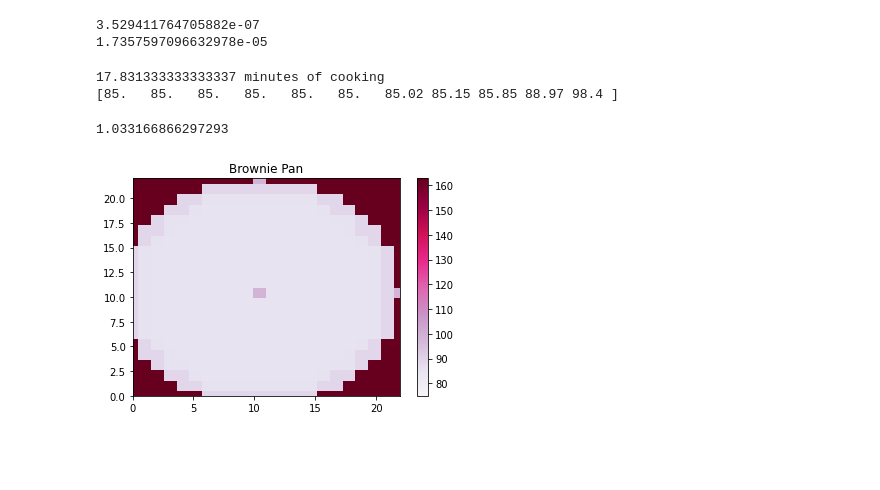
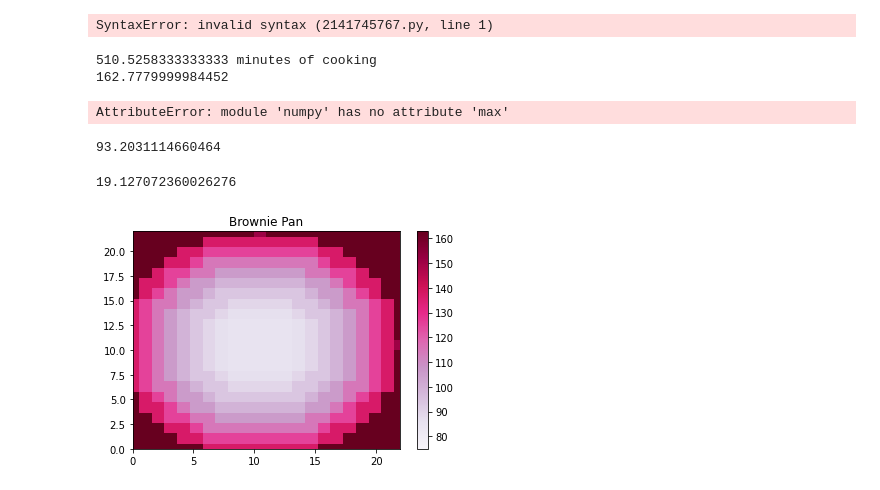
Before and after one commit to fonarevvichka/ultimate-brownie-pan, a Jupyter notebook: circle_pan_model.ipynb, the cells around one changed output. Saved outputs shown, nothing was run; the diff lists cells and outputs as text; code cells hidden in the pictures; blank space fills up the shorter version.

```diff
--- a/circle_pan_model.ipynb
+++ b/circle_pan_model.ipynb
@@ -3,7 +3,7 @@ import numpy as np
 np.set_printoptions(precision=2)
 
 room_temp = 18.333
-side_length = 11
+side_length = 44
 pan_temp = room_temp
 oven_temp = 162.778
 brownie_target = 85
@@ -27,14 +27,14 @@ print(steel_alpha)
 def initialize_brownie_slice(side_length, room_temp):
     return np.full(side_length, room_temp)
 # %% [output]
-3.529411764705882e-07
-1.7357597096632978e-05
+SyntaxError: invalid syntax (2141745767.py, line 1)
 # %%
 brownie_slice = initialize_brownie_slice(side_length, room_temp)
 
 def heat_transfer_over_increment(brownie_slice: np.array, pan_temp, dr, dt):
     # oven to pan
     d_pan_temp = h * A * (oven_temp - pan_temp)
+    # print(dt * d_pan_temp)
     pan_temp += dt * d_pan_temp
 
     # pan to brownie
@@ -52,29 +52,36 @@ def heat_transfer_over_increment(brownie_slice: np.array, pan_temp, dr, dt):
 
         r = i + 0.5
         first_term = (r-.5) * ((inside_neighbour - temp) / dr) - ((r+0.5) * (temp - outside_neighbour) / dr)
-        first_term += (pan_temp * r)/dr
+        # first_term += (pan_temp * r)/dr
         time_derivative[i] = brownie_alpha * (1/r) * first_term * (1/dr)
 
     brownie_slice += (time_derivative * dt)
 
     return brownie_slice, pan_temp
 # %%
-brownie_slice = initialize_brownie_slice(side_length, room_temp)
+rownie_slice = initialize_brownie_slice(side_length, room_temp)
 counter = 0
+pan_temp = room_temp
 while True:
-    brownie_slice, pan_temp = heat_transfer_over_increment(brownie_slice, pan_temp, dr=0.02, dt=0.01) # 0.01 meters (1cm), 0.01 seconds
+    brownie_slice, pan_temp = heat_transfer_over_increment(brownie_slice, pan_temp, dr=0.0025, dt=0.01) # 0.01 meters (1cm), 0.01 seconds
     counter += 1
     # if counter % 10000 == 0:
       # print(brownie_slice)
+
     if brownie_slice[0] >= brownie_target:
-
         print(f"{counter / 100 / 60} minutes of cooking")
         break
 
+print(pan_temp)
 print(brownie_slice)
 # %% [output]
-17.831333333333337 minutes of cooking
-[85.   85.   85.   85.   85.   85.   85.02 85.15 85.85 88.97 98.4 ]
+510.5258333333333 minutes of cooking
+162.7779999984452
+AttributeError: module 'numpy' has no attribute 'max'
+# %%
+print(brownie_slice[4])
+# %% [output]
+93.2031114660464
 # %%
 import math
 
@@ -88,7 +95,7 @@ avg_error = np.sum(over_cooked) / 11
 
 print(avg_error)
 # %% [output]
-1.033166866297293
+19.127072360026276
 # %%
 import matplotlib.pyplot as plt
 import numpy as np
@@ -98,31 +105,33 @@ import math
 brownie_pan = np.full((side_length*2, side_length*2), oven_temp)
 radius = side_length
 # for x in range(side_length-1, 2*side_length):
 #     for y in range(side_length-1, 2*side_length):
 for x in range(2*side_length):
     for y in range(2*side_length):
         dist_from_center = math.sqrt(((x+1) - radius)**2 + ((y+1)-radius)**2)
         if dist_from_center <= side_length:
             brownie_pan[x][y] = brownie_slice[int(dist_from_center - 1)]
+
+brownie_pan[side_length-1][side_length-1] = brownie_slice[0] # set center
 
 # generate 2 2d grids for the x & y bounds
 y, x = np.meshgrid(np.linspace(0, side_length*2, side_length*2), np.linspace(0, side_length*2, side_length*2))
 
 # z = (1 - x / 2. + x ** 5 + y ** 3) * np.exp(-x ** 2 - y ** 2)
 # # x and y are bounds, so z should be the value *inside* those bounds.
 # # Therefore, remove the last value from the z array.
 # z = z[:-1, :-1]
 z = brownie_pan
 z_min, z_max = 75, np.abs(z).max()
 
 fig, ax = plt.subplots()
 
 c = ax.pcolormesh(x, y, z, cmap='PuRd', vmin=z_min, vmax=z_max, shading='auto')
 ax.set_title('Brownie Pan')
 # set the limits of the plot to the limits of the data
 ax.axis([x.min(), x.max(), y.min(), y.max()])
 fig.colorbar(c, ax=ax)
 
 plt.show()
 # %% [output]
-[figure, old version]
+[figure, new version]
```
Also changed, not shown: 1 other file.
